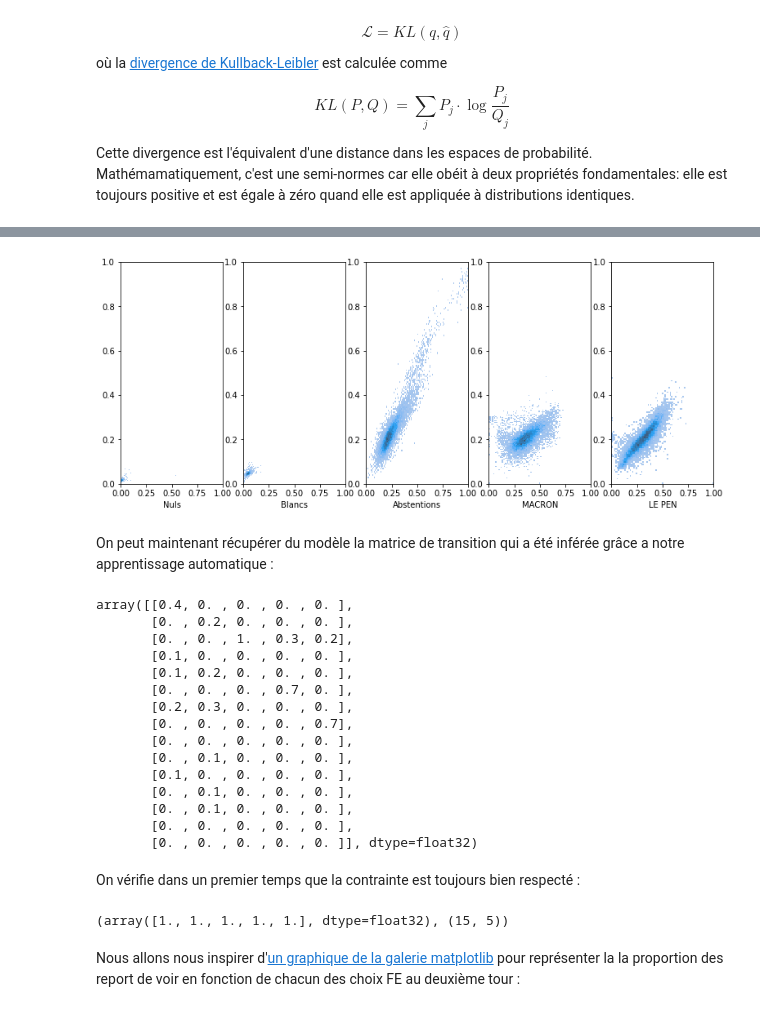
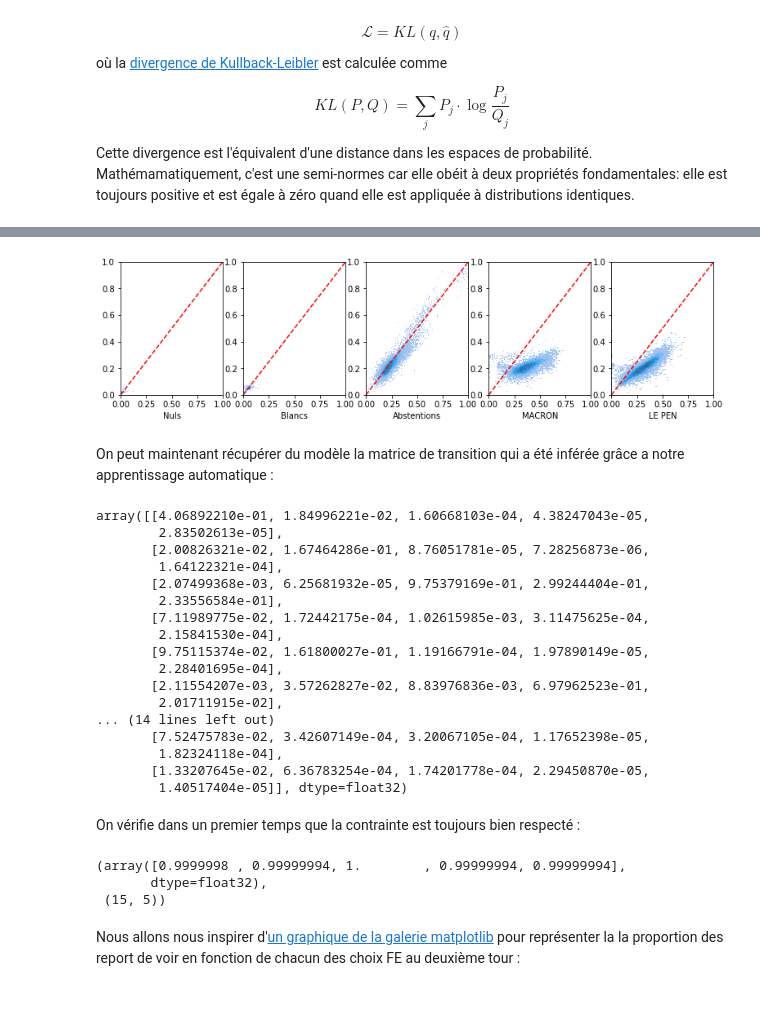
Before and after one commit to laurentperrinet/2022-05-04_transfert-des-voix, a Jupyter notebook: 2022-05-04_transfert-des-voix.ipynb, the cells around one changed output, grey strips where cells are left out. Drawn from its saved outputs; the diff is of its cells as text; code cells hidden in the pictures.

```diff
--- a/2022-05-04_transfert-des-voix.ipynb
+++ b/2022-05-04_transfert-des-voix.ipynb
@@ -730,10 +731,10 @@ Cette divergence est l'équivalent d'une distance dans les espaces de probabilit
 # %%
 import torch.nn.functional as F
 
-learning_rate = 0.01
+learning_rate = 0.02
 beta1, beta2 = 0.9, 0.999
-num_epochs = 2 ** 8 + 1
-batch_size = 2 ** 12
+num_epochs = 2 ** 10 + 1
+batch_size = 2 ** 14
 amsgrad = True  # gives similar results
 amsgrad = False # gives similar results
 
@@ -745,7 +746,7 @@ def fit_data(
     num_epochs=num_epochs,
     beta1=beta1,
     beta2=beta2,
-    split_ratio=.8, seed=42,
+    split_ratio=.9, seed=42,
     verbose=False, **kwargs
 ):
 
@@ -753,16 +754,12 @@ def fit_data(
 
     N_1er, N_2eme = len(df_1.columns), len(df_2.columns)
     trans = TransfertVoix(N_1er, N_2eme)
-    # print(trans.M)
     trans = trans.to(device)
-
     X_1, X_2 = df_1.values, df_2.values
     x_1, x_2 = torch.Tensor(X_1), torch.Tensor(X_2)
 
     # split train and test
-    from torch.utils.data import TensorDataset, DataLoader
     dataset = TensorDataset(x_1, x_2)
-    # Random split
     train_set_size = int(len(dataset) * split_ratio)
     test_set_size = len(dataset) - train_set_size
     train_set, test_set = random_split(dataset, [train_set_size, test_set_size], generator=torch.Generator().manual_seed(seed))
@@ -770,6 +767,7 @@ def fit_data(
 
     # apprentissage
     optimizer = torch.optim.Adam(trans.parameters(), lr=learning_rate, betas=(beta1, beta2), amsgrad=amsgrad)
+
     for epoch in range(int(num_epochs)):
         losses = []
         for n_1, n_2 in train_loader:
@@ -816,7 +814,11 @@ def fit_data(
         p_1 = n_1/sum_1[:, None]
         p_2_pred = trans(p_1)
 
-    return trans, np.sum(losses), p_1, p_2, p_2_pred
+        weight = sum_2/sum_2.sum()
+        loss = F.binary_cross_entropy(p_2_pred, p_2, reduction="sum", weight=weight[:, None])
+        loss -= F.binary_cross_entropy(p_2, p_2, reduction="sum", weight=weight[:, None])
+
+    return trans, loss, p_1, p_2, p_2_pred
 # %%
-trans, losses, p_1, p_2, p_2_pred = fit_data(df_1, df_2, verbose=True)
+trans, loss, p_1, p_2, p_2_pred = fit_data(df_1, df_2, verbose=True)
 # %% [output]
@@ -840,41 +842,45 @@ Iteration: 256 / 257 - Loss: 1.82912e+00
 # %%
-fig, axs = plt.subplots(1, N_2eme, figsize=(13, 5))
+fig, axs = plt.subplots(1, N_2eme, figsize=(13, 3))
 for i_col, candidat in enumerate(df_2.columns):
     #axs[i_col].scatter(p_2[:,i_col], p_2_pred[:,i_col], alpha=.005)
     axs[i_col].plot([0, 1], [0, 1], 'r--')
     sns.histplot(x=p_2[:, i_col], y=p_2_pred[:, i_col], ax=axs[i_col])
     axs[i_col].set_xlabel(candidat)
     axs[i_col].set_xlim(0, 1)
     axs[i_col].set_ylim(0, 1)
 # %% [output]
-[figure, old version]
+[figure, new version]
 # %% [markdown]
 On peut maintenant récupérer du modèle la matrice de transition qui a été inférée grâce a notre apprentissage automatique :
 # %%
 M = torch.softmax(trans.M, axis=0).detach().numpy()
 M
 # %% [output]
-array([[0.4, 0. , 0. , 0. , 0. ],
-       [0. , 0.2, 0. , 0. , 0. ],
-       [0. , 0. , 1. , 0.3, 0.2],
-       [0.1, 0. , 0. , 0. , 0. ],
-       [0.1, 0.2, 0. , 0. , 0. ],
-       [0. , 0. , 0. , 0.7, 0. ],
-       [0.2, 0.3, 0. , 0. , 0. ],
-       [0. , 0. , 0. , 0. , 0.7],
-       [0. , 0. , 0. , 0. , 0. ],
-       [0. , 0.1, 0. , 0. , 0. ],
-       [0.1, 0. , 0. , 0. , 0. ],
-       [0. , 0.1, 0. , 0. , 0. ],
-       [0. , 0.1, 0. , 0. , 0. ],
-       [0. , 0. , 0. , 0. , 0. ],
-       [0. , 0. , 0. , 0. , 0. ]], dtype=float32)
+array([[4.06892210e-01, 1.84996221e-02, 1.60668103e-04, 4.38247043e-05,
+        2.83502613e-05],
+       [2.00826321e-02, 1.67464286e-01, 8.76051781e-05, 7.28256873e-06,
+        1.64122321e-04],
+       [2.07499368e-03, 6.25681932e-05, 9.75379169e-01, 2.99244404e-01,
+        2.33556584e-01],
+       [7.11989775e-02, 1.72442175e-04, 1.02615985e-03, 3.11475625e-04,
+        2.15841530e-04],
+       [9.75115374e-02, 1.61800027e-01, 1.19166791e-04, 1.97890149e-05,
+        2.28401695e-04],
+       [2.11554207e-03, 3.57262827e-02, 8.83976836e-03, 6.97962523e-01,
+        2.01711915e-02],
+... (14 lines left out)
+       [7.52475783e-02, 3.42607149e-04, 3.20067105e-04, 1.17652398e-05,
+        1.82324118e-04],
+       [1.33207645e-02, 6.36783254e-04, 1.74201778e-04, 2.29450870e-05,
+        1.40517404e-05]], dtype=float32)
 # %% [markdown]
 On vérifie dans un premier temps que la contrainte est toujours bien respecté :
 # %%
 M.sum(axis=0), M.shape
 # %% [output]
-(array([1., 1., 1., 1., 1.], dtype=float32), (15, 5))
+(array([0.9999998 , 0.99999994, 1.        , 0.99999994, 0.99999994],
+       dtype=float32),
+ (15, 5))
 # %% [markdown]
 Nous allons nous inspirer d'[un graphique de la galerie matplotlib](https://matplotlib.org/stable/gallery/misc/table_demo.html#sphx-glr-gallery-misc-table-demo-py) pour représenter la la proportion des report de voir en fonction de chacun des choix FE au deuxième tour :
 # %%
```
Also changed, not shown: parts of 25 cells of this notebook, 1 other file.
